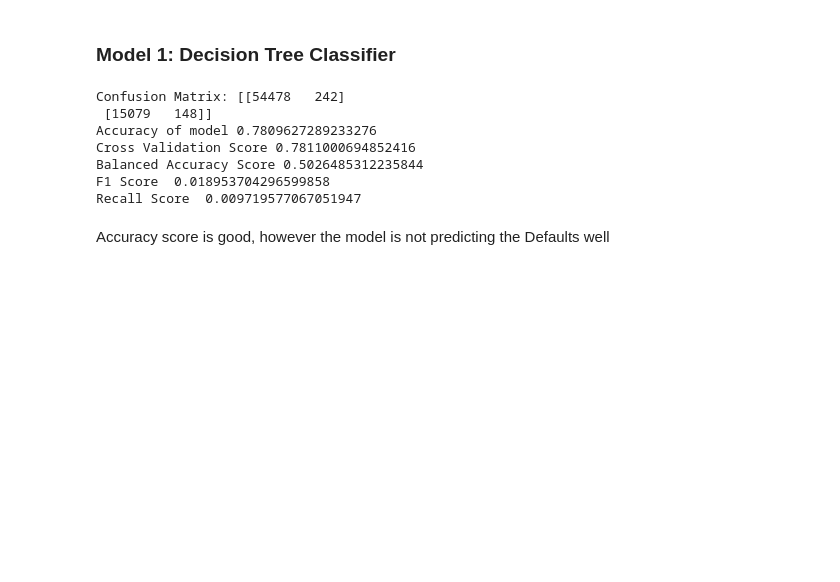
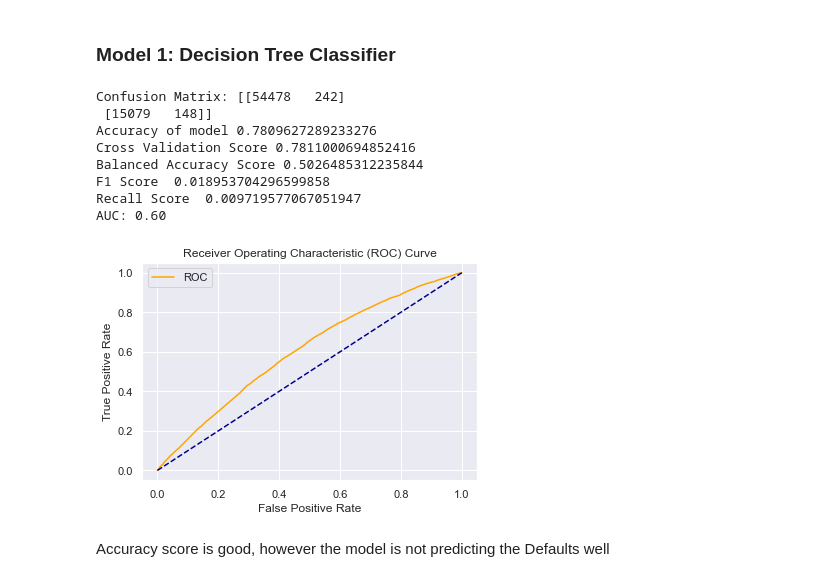
Before and after one commit to vklohiya/random-notebooks, a Jupyter notebook: IDS/EMI-Prediction.ipynb, the cells around one changed output. Drawn from its saved outputs; the diff is of its cells as text; code cells hidden in the pictures; blank space fills up the shorter version.

```diff
--- a/IDS/EMI-Prediction.ipynb
+++ b/IDS/EMI-Prediction.ipynb
@@ -819,15 +851,17 @@ Recall Score  0.0
 ### Model 1: Decision Tree Classifier
 # %%
 features_to_be_removed = ["total_emi","extra_finance", "DELINQUENT_ACCTS_IN_LAST_SIX_MONTHS", "total_overdue_account", "total_remaining_loan_amount", "e_type_miss", "e_type_salaried", "ASSET_COST"]
-predict_accuracy_by_feature_elimination(scale_train, features_to_be_removed, model="Decision Tree", show_visual=False)
+predict_accuracy_by_feature_elimination(scale_train, features_to_be_removed, model="Decision Tree", show_visual=False, roc=True)
 # %% [output]
 Confusion Matrix: [[54478   242]
  [15079   148]]
 Accuracy of model 0.7809627289233276
 Cross Validation Score 0.7811000694852416
 Balanced Accuracy Score 0.5026485312235844
 F1 Score  0.018953704296599858
 Recall Score  0.009719577067051947
+AUC: 0.60
+[figure, added]
 # %% [markdown]
 Accuracy score is good, however the model is not predicting the Defaults well
 # %% [markdown]
```
Also changed, not shown: parts of 16 cells of this notebook.
